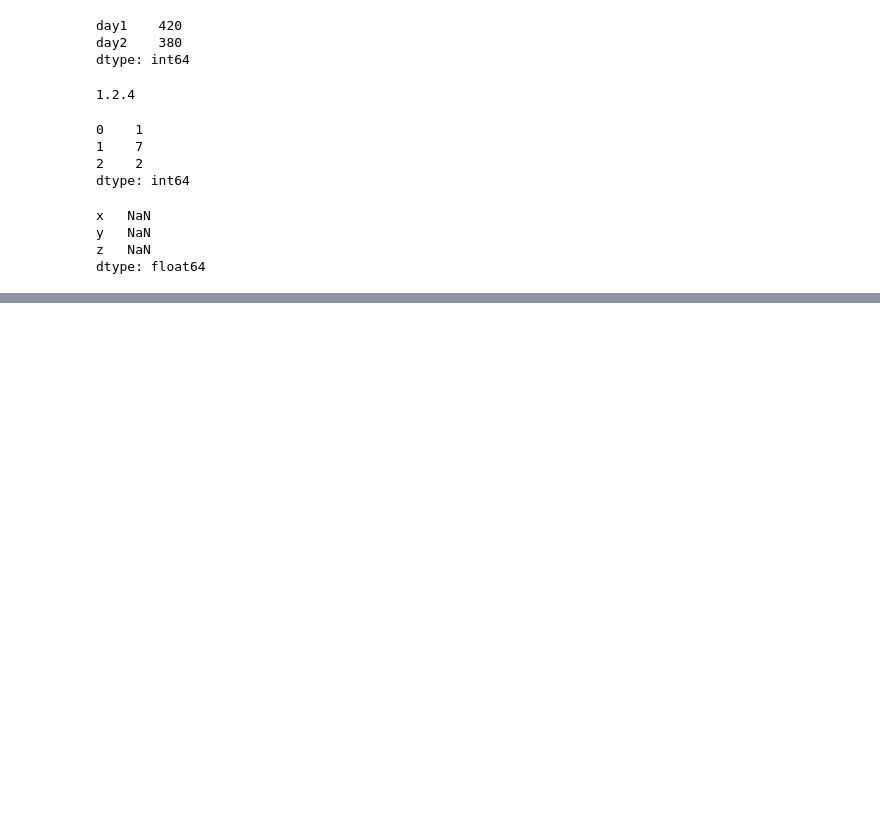
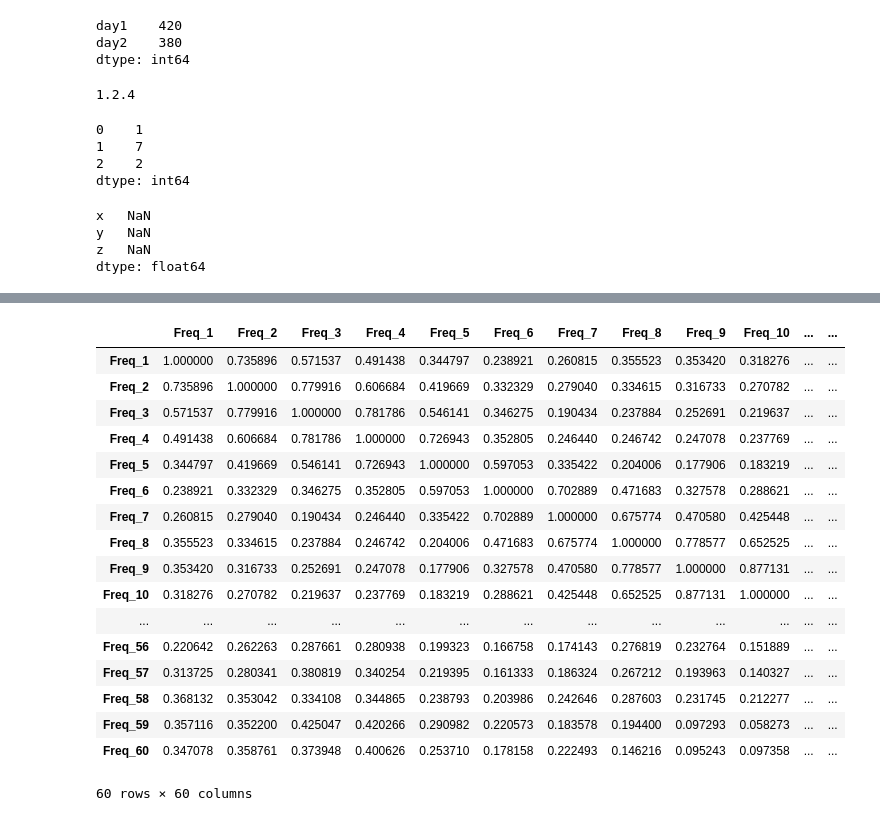
Before and after one commit to nidub/Intership, a Jupyter notebook: Python/Day15.ipynb, the cells around one changed output, grey strips where cells are left out. Cells and saved outputs as stored; diff of their text form; code cells hidden in the pictures; blank space fills up the shorter version.

```diff
--- a/Python/Day15.ipynb
+++ b/Python/Day15.ipynb
@@ -234,0 +279,3 @@ print(myvar)
+# %%
+df=pd.read_csv('data.csv')
+print(df)
@@ -234,0 +414,21 @@ print(myvar)
+# %%
+df.corr()
+# %% [output]
+|  | Freq_1 | Freq_2 | Freq_3 | Freq_4 | Freq_5 | Freq_6 | Freq_7 | Freq_8 | Freq_9 | Freq_10 | ... | ... |
+| Freq_1 | 1.000000 | 0.735896 | 0.571537 | 0.491438 | 0.344797 | 0.238921 | 0.260815 | 0.355523 | 0.353420 | 0.318276 | ... | ... |
+| Freq_2 | 0.735896 | 1.000000 | 0.779916 | 0.606684 | 0.419669 | 0.332329 | 0.279040 | 0.334615 | 0.316733 | 0.270782 | ... | ... |
+| Freq_3 | 0.571537 | 0.779916 | 1.000000 | 0.781786 | 0.546141 | 0.346275 | 0.190434 | 0.237884 | 0.252691 | 0.219637 | ... | ... |
+| Freq_4 | 0.491438 | 0.606684 | 0.781786 | 1.000000 | 0.726943 | 0.352805 | 0.246440 | 0.246742 | 0.247078 | 0.237769 | ... | ... |
+| Freq_5 | 0.344797 | 0.419669 | 0.546141 | 0.726943 | 1.000000 | 0.597053 | 0.335422 | 0.204006 | 0.177906 | 0.183219 | ... | ... |
+| Freq_6 | 0.238921 | 0.332329 | 0.346275 | 0.352805 | 0.597053 | 1.000000 | 0.702889 | 0.471683 | 0.327578 | 0.288621 | ... | ... |
+| Freq_7 | 0.260815 | 0.279040 | 0.190434 | 0.246440 | 0.335422 | 0.702889 | 1.000000 | 0.675774 | 0.470580 | 0.425448 | ... | ... |
+| Freq_8 | 0.355523 | 0.334615 | 0.237884 | 0.246742 | 0.204006 | 0.471683 | 0.675774 | 1.000000 | 0.778577 | 0.652525 | ... | ... |
+| Freq_9 | 0.353420 | 0.316733 | 0.252691 | 0.247078 | 0.177906 | 0.327578 | 0.470580 | 0.778577 | 1.000000 | 0.877131 | ... | ... |
+| Freq_10 | 0.318276 | 0.270782 | 0.219637 | 0.237769 | 0.183219 | 0.288621 | 0.425448 | 0.652525 | 0.877131 | 1.000000 | ... | ... |
+| ... | ... | ... | ... | ... | ... | ... | ... | ... | ... | ... | ... | ... |
+| Freq_56 | 0.220642 | 0.262263 | 0.287661 | 0.280938 | 0.199323 | 0.166758 | 0.174143 | 0.276819 | 0.232764 | 0.151889 | ... | ... |
+| Freq_57 | 0.313725 | 0.280341 | 0.380819 | 0.340254 | 0.219395 | 0.161333 | 0.186324 | 0.267212 | 0.193963 | 0.140327 | ... | ... |
+| Freq_58 | 0.368132 | 0.353042 | 0.334108 | 0.344865 | 0.238793 | 0.203986 | 0.242646 | 0.287603 | 0.231745 | 0.212277 | ... | ... |
+| Freq_59 | 0.357116 | 0.352200 | 0.425047 | 0.420266 | 0.290982 | 0.220573 | 0.183578 | 0.194400 | 0.097293 | 0.058273 | ... | ... |
+| Freq_60 | 0.347078 | 0.358761 | 0.373948 | 0.400626 | 0.253710 | 0.178158 | 0.222493 | 0.146216 | 0.095243 | 0.097358 | ... | ... |
+60 rows × 60 columns
```
Also changed, not shown: parts of 25 cells of this notebook.
